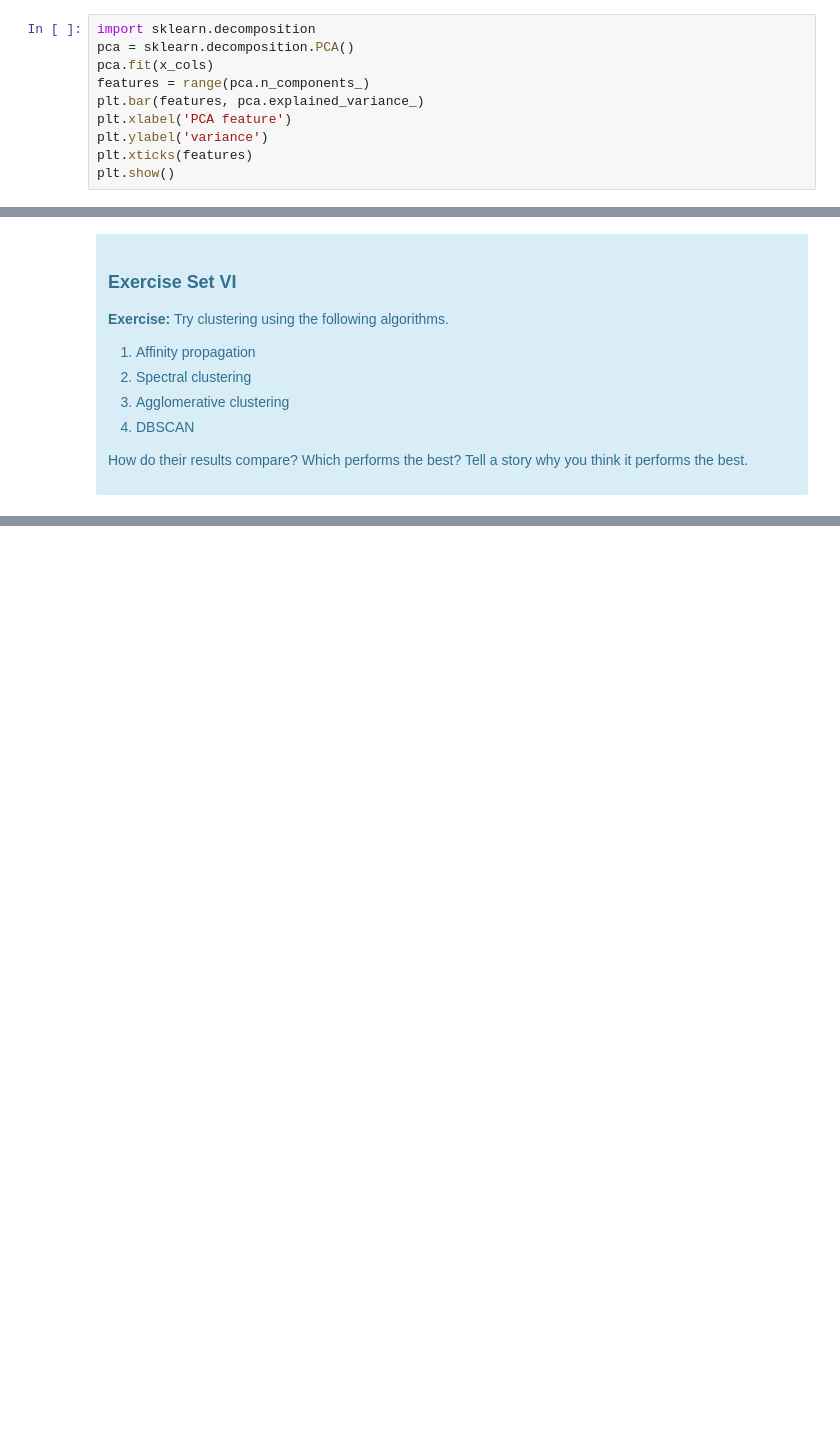
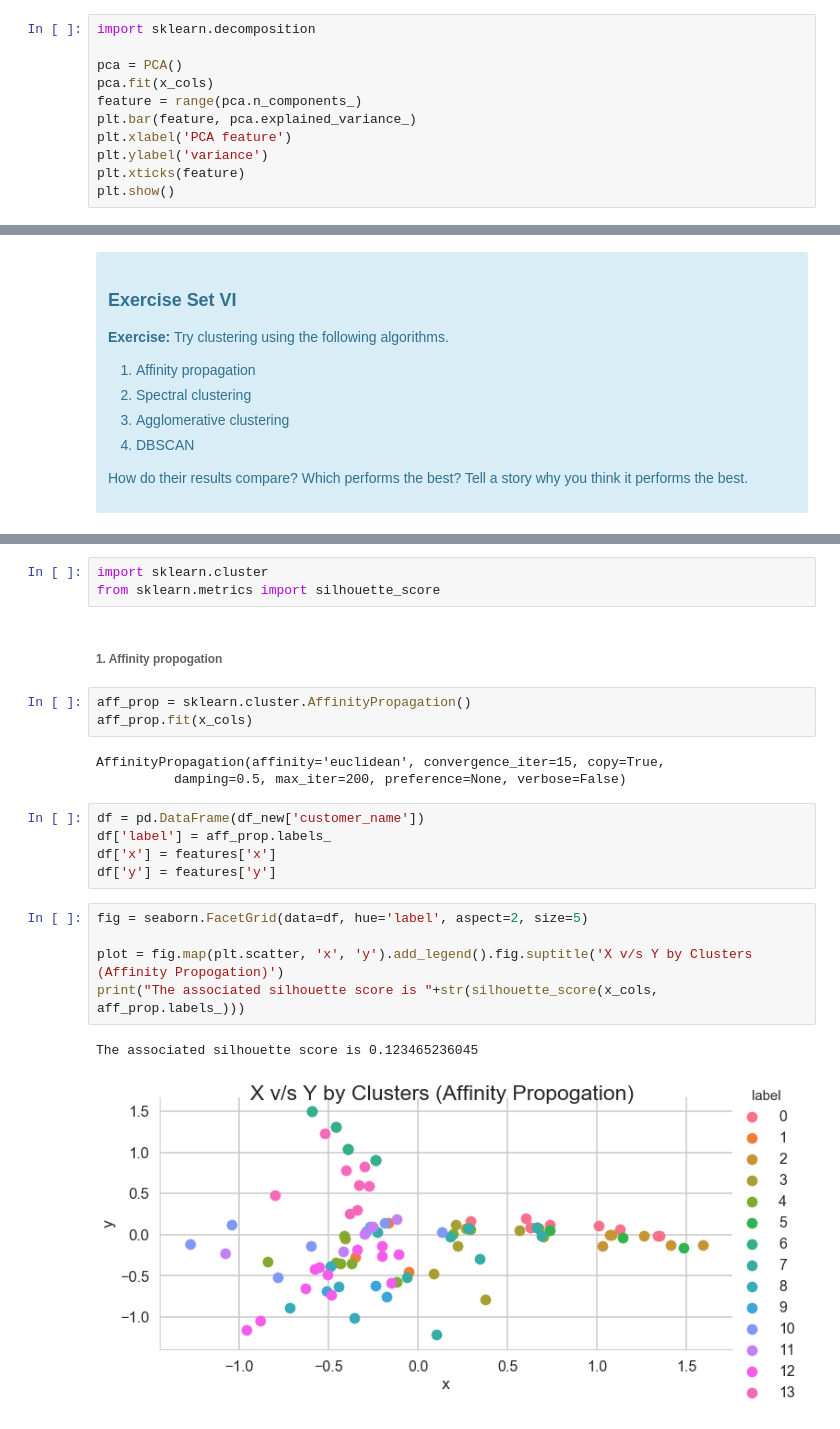
Before and after one commit to misri-saarthak/Mini-Projects---Data-Science-Intensive-Springboard-, a Jupyter notebook: Clustering/Mini_Project_Clustering.ipynb, the cells around one changed output, grey strips where cells are left out. Drawn from its saved outputs; the diff is of its cells as text; blank space fills up the shorter version.

```diff
--- a/Clustering/Mini_Project_Clustering.ipynb
+++ b/Clustering/Mini_Project_Clustering.ipynb
@@ -410,13 +424,14 @@ What we've done is we've taken those columns of 0/1 indicator variables, and we'
 </div>
 # %%
 import sklearn.decomposition
-pca = sklearn.decomposition.PCA()
+
+pca = PCA()
 pca.fit(x_cols)
-features = range(pca.n_components_)
-plt.bar(features, pca.explained_variance_)
+feature = range(pca.n_components_)
+plt.bar(feature, pca.explained_variance_)
 plt.xlabel('PCA feature')
 plt.ylabel('variance')
-plt.xticks(features)
+plt.xticks(feature)
 plt.show()
 # %% [output]
 [figure]
@@ -546,0 +545,24 @@ array([42])
+# %%
+import sklearn.cluster
+from sklearn.metrics import silhouette_score
+# %% [markdown]
+###### 1. Affinity propogation
+# %%
+aff_prop = sklearn.cluster.AffinityPropagation()
+aff_prop.fit(x_cols)
+# %% [output]
+AffinityPropagation(affinity='euclidean', convergence_iter=15, copy=True,
+          damping=0.5, max_iter=200, preference=None, verbose=False)
+# %%
+df = pd.DataFrame(df_new['customer_name'])
+df['label'] = aff_prop.labels_
+df['x'] = features['x']
+df['y'] = features['y']
+# %%
+fig = seaborn.FacetGrid(data=df, hue='label', aspect=2, size=5)
+
+plot = fig.map(plt.scatter, 'x', 'y').add_legend().fig.suptitle('X v/s Y by Clusters (Affinity Propogation)')
+print("The associated silhouette score is "+str(silhouette_score(x_cols, aff_prop.labels_)))
+# %% [output]
+The associated silhouette score is 0.123465236045
+[figure, added]
```
Also changed, not shown: parts of 37 cells of this notebook.
